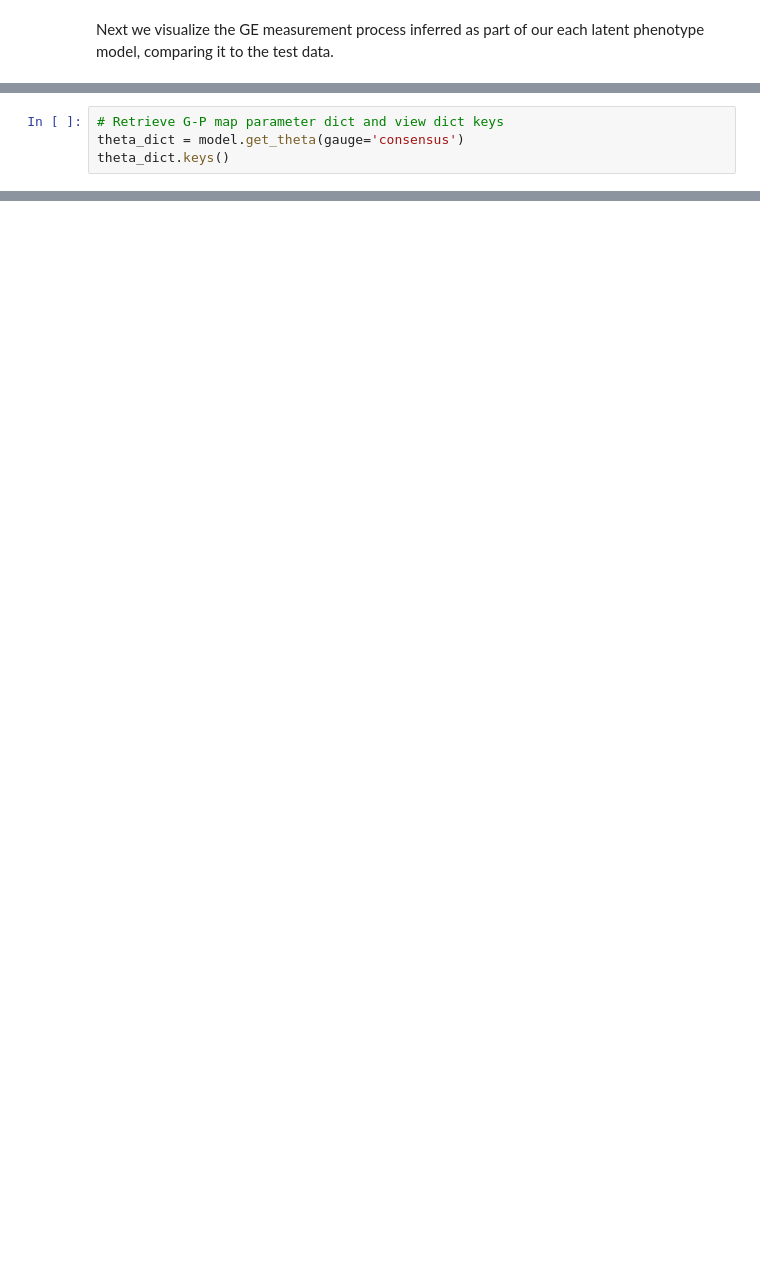
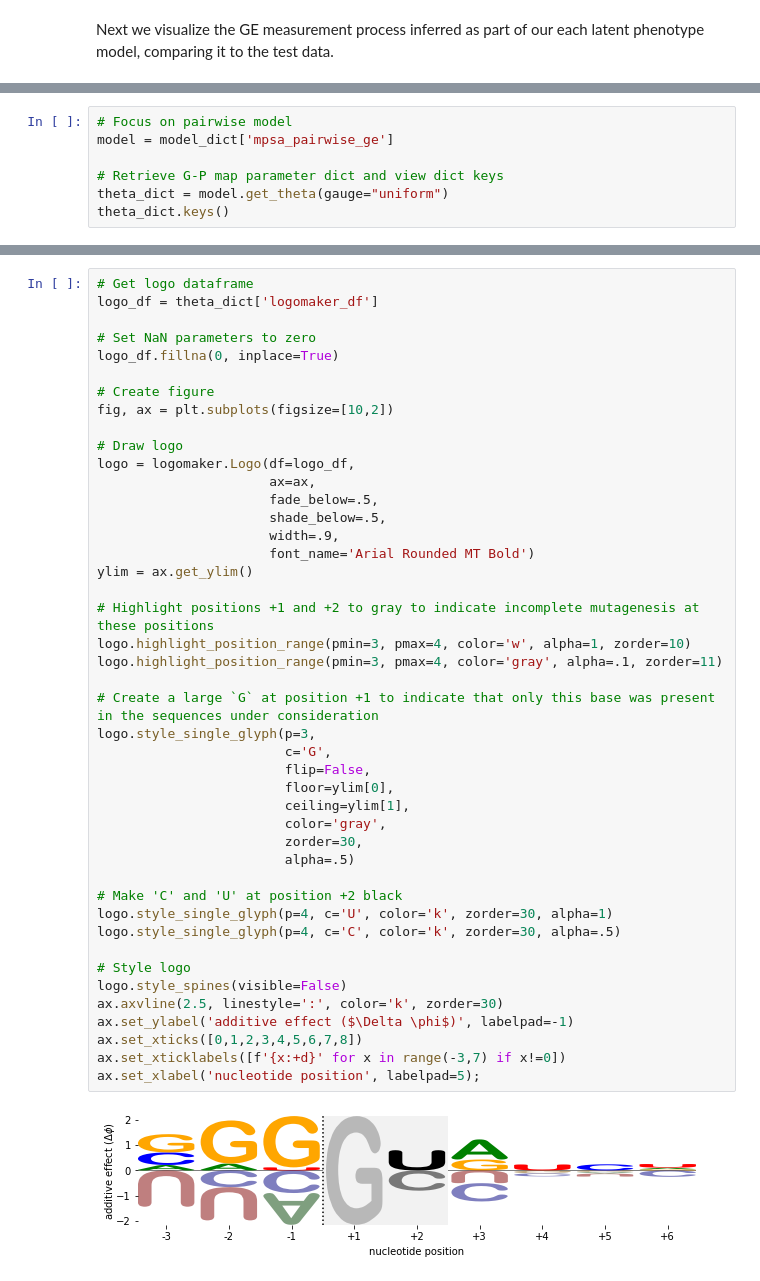
Before and after one commit to jbkinney/mavenn, a Jupyter notebook: docs/tutorials/3_splicing_mpra_multiple_gpmaps.ipynb, the cells around one changed output, grey strips where cells are left out. Cells and saved outputs as stored; diff of their text form; blank space fills up the shorter version.

```diff
--- a/docs/tutorials/3_splicing_mpra_multiple_gpmaps.ipynb
+++ b/docs/tutorials/3_splicing_mpra_multiple_gpmaps.ipynb
@@ -390,0 +410,7 @@ fig.tight_layout()
+# %%
+# Focus on pairwise model
+model = model_dict['mpsa_pairwise_ge']
+
+# Retrieve G-P map parameter dict and view dict keys
+theta_dict = model.get_theta(gauge="uniform")
+theta_dict.keys()
@@ -400,4 +426,0 @@ To retrieve the values of each model's G-P map parameters, we use the method `mo
-# %%
-# Retrieve G-P map parameter dict and view dict keys
-theta_dict = model.get_theta(gauge='consensus')
-theta_dict.keys()
@@ -455,0 +429,46 @@ Note that many of the squares in the heatmap are white. These correspond to addi
+# %%
+# Get logo dataframe
+logo_df = theta_dict['logomaker_df']
+
+# Set NaN parameters to zero
+logo_df.fillna(0, inplace=True)
+
+# Create figure
+fig, ax = plt.subplots(figsize=[10,2])
+
+# Draw logo
+logo = logomaker.Logo(df=logo_df,
+                      ax=ax,
+                      fade_below=.5,
+                      shade_below=.5,
+                      width=.9,
+                      font_name='Arial Rounded MT Bold')
+ylim = ax.get_ylim()
+
+# Highlight positions +1 and +2 to gray to indicate incomplete mutagenesis at these positions
+logo.highlight_position_range(pmin=3, pmax=4, color='w', alpha=1, zorder=10)
+logo.highlight_position_range(pmin=3, pmax=4, color='gray', alpha=.1, zorder=11)
+
+# Create a large `G` at position +1 to indicate that only this base was present in the sequences under consideration
+logo.style_single_glyph(p=3,
+                        c='G',
+                        flip=False,
+                        floor=ylim[0],
+                        ceiling=ylim[1],
+                        color='gray',
+                        zorder=30,
+                        alpha=.5)
+
+# Make 'C' and 'U' at position +2 black
+logo.style_single_glyph(p=4, c='U', color='k', zorder=30, alpha=1)
+logo.style_single_glyph(p=4, c='C', color='k', zorder=30, alpha=.5)
+
+# Style logo
+logo.style_spines(visible=False)
+ax.axvline(2.5, linestyle=':', color='k', zorder=30)
+ax.set_ylabel('additive effect ($\Delta \phi$)', labelpad=-1)
+ax.set_xticks([0,1,2,3,4,5,6,7,8])
+ax.set_xticklabels([f'{x:+d}' for x in range(-3,7) if x!=0])
+ax.set_xlabel('nucleotide position', labelpad=5);
+# %% [output]
+[figure, added]
```
Also changed, not shown: parts of 21 cells of this notebook, 3 other files.
